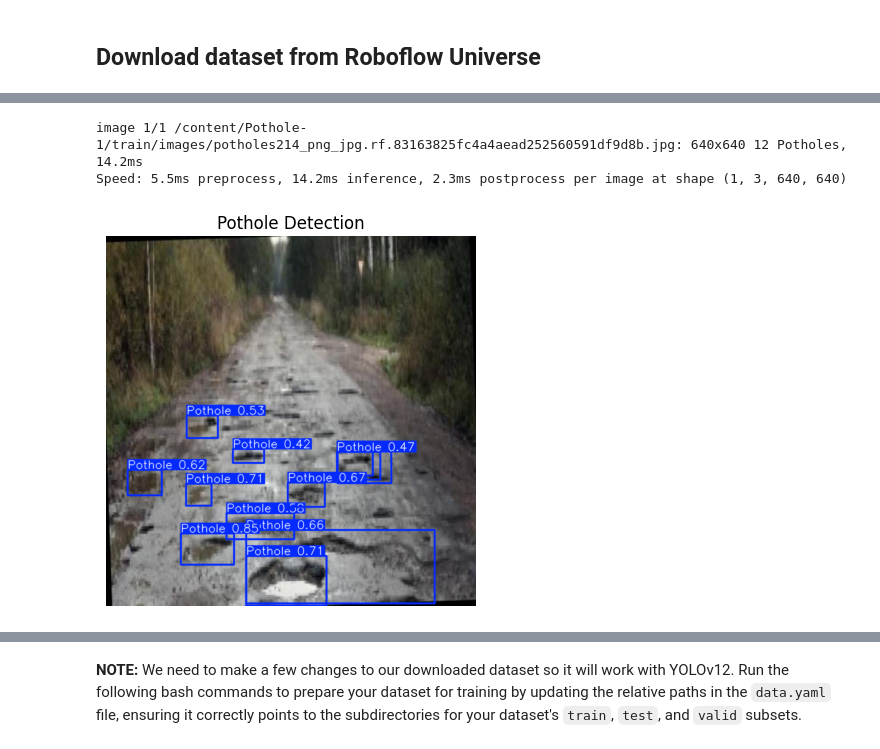
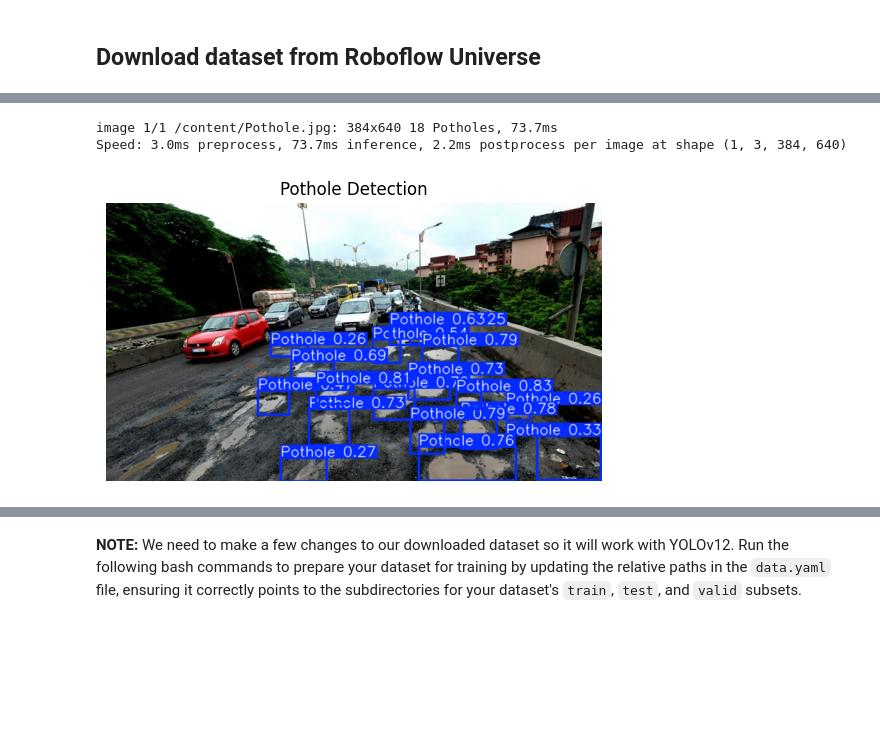
Before and after one commit to SapuiSoumyajit/soumyajit_pythonproject, a Jupyter notebook: notebook/train_yolov12_object_detection.ipynb, the cells around one changed output, grey strips where cells are left out. Cells and saved outputs as stored; diff of their text form; code cells hidden in the pictures; blank space fills up the shorter version.

```diff
--- a/notebook/train_yolov12_object_detection.ipynb
+++ b/notebook/train_yolov12_object_detection.ipynb
@@ -170,8 +145 @@ Speed: 2.2ms preprocess, 7.3ms inference, 1.3ms postprocess per image at shape (
 Results saved to /content/runs/detect/predict
-# %%
-from PIL import Image
-import matplotlib.pyplot as plt
-
-img = Image.open("/content/Pothole-1/train/images/potholes186_png_jpg.rf.909beaa5298f53efeaab12b543cae292.jpg")
-plt.imshow(img)
-plt.axis("off")
@@ -181,21 +146,21 @@ plt.axis("off")
 # %%
 import cv2
 import matplotlib.pyplot as plt
 
 def detect_image(image_path):
     results = model(image_path)
 
     # Get plotted image with bounding boxes
     img = results[0].plot()
 
     plt.imshow(cv2.cvtColor(img, cv2.COLOR_BGR2RGB))
     plt.axis("off")
     plt.title("Pothole Detection")
     plt.show()
 
 # Test with image
-detect_image("/content/Pothole-1/train/images/potholes214_png_jpg.rf.83163825fc4a4aead252560591df9d8b.jpg")
+detect_image("/content/Pothole.jpg")
 # %% [output]
-image 1/1 /content/Pothole-1/train/images/potholes214_png_jpg.rf.83163825fc4a4aead252560591df9d8b.jpg: 640x640 12 Potholes, 14.2ms
-Speed: 5.5ms preprocess, 14.2ms inference, 2.3ms postprocess per image at shape (1, 3, 640, 640)
+image 1/1 /content/Pothole.jpg: 384x640 18 Potholes, 73.7ms
+Speed: 3.0ms preprocess, 73.7ms inference, 2.2ms postprocess per image at shape (1, 3, 384, 640)
-[figure, old version]
+[figure, new version]
```
Also changed, not shown: parts of 14 cells of this notebook.
